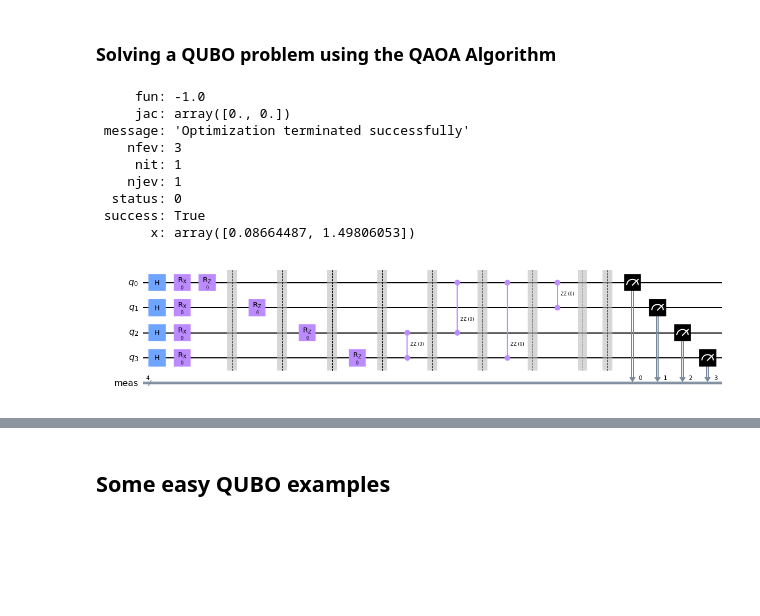
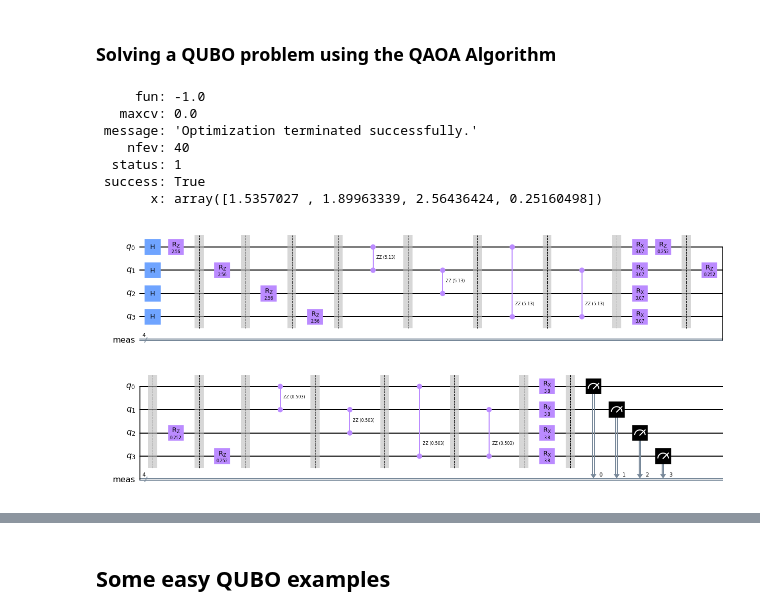
Before and after one commit to Gabrielkrzyzanowski/Quantum_Algorithms, a Jupyter notebook: QAOA_QUBO.ipynb, the cells around one changed output, grey strips where cells are left out. Drawn from its saved outputs; the diff is of its cells as text; code cells hidden in the pictures; blank space fills up the shorter version.

```diff
--- a/QAOA_QUBO.ipynb
+++ b/QAOA_QUBO.ipynb
@@ -86,40 +86,41 @@ def get_expectation(f,variables, permutations, shots=512):
 
     return run_circuit
 # %%
-
 def f(x1,x2,x3,x4):
     return -x1**2-x2**2-x3**2-x4**2 + 6*(x1*x3+x1*x4+x3*x4+x1*x2)
 
 
 variables={'x1','x2','x3','x4'}
-permutations={(0,2),(0,3),(2,3),(0,1)}
-initial=[random.uniform(0, 2*np.pi) for i in range(2)]
+#permutations={(0,2),(0,3),(2,3),(0,1)}
+#permutations={(1,0),(2,3),(1,2),(3,0)}
+permutations={(0,3),(1,2),(1,3),(0,1)}
+
+initial=[random.uniform(0, 2*np.pi) for i in range(4)]
+#initial=[2.1769831157918857, 2.9050461454981265, 5.407853863656701, 3.6345954004289633, 5.747465155585482, 3.4236286974070733]
 
 expectation= get_expectation(f,variables, permutations)
 
 
-res=minimize(expectation, initial, method='slsqp', tol=1e-6)
+res=minimize(expectation, initial, method='COBYLA', tol=1e-6)
 
 print(res)
 # %% [output]
      fun: -1.0
-     jac: array([0., 0.])
- message: 'Optimization terminated successfully'
-    nfev: 3
-     nit: 1
-    njev: 1
-  status: 0
+   maxcv: 0.0
+ message: 'Optimization terminated successfully.'
+    nfev: 40
+  status: 1
  success: True
-       x: array([0.08664487, 1.49806053])
+       x: array([1.5357027 , 1.89963339, 2.56436424, 0.25160498])
 # %%
 backend= Aer.get_backend("aer_simulator")
 backend_shots=512
-theta=[0., 0.]
+theta=[1.5357027 , 1.89963339, 2.56436424, 0.25160498]
 qc_res= create_circuit(theta, variables, permutations)
 
 counts=backend.run(qc_res,seed_simulator=10).result().get_counts()
 
 #plot_histogram(counts,figsize=(15,12))
 qc_res.draw(output='mpl')
 # %% [output]
-[figure, old version]
+[figure, new version]
```
Also changed, not shown: parts of 8 cells of this notebook.
